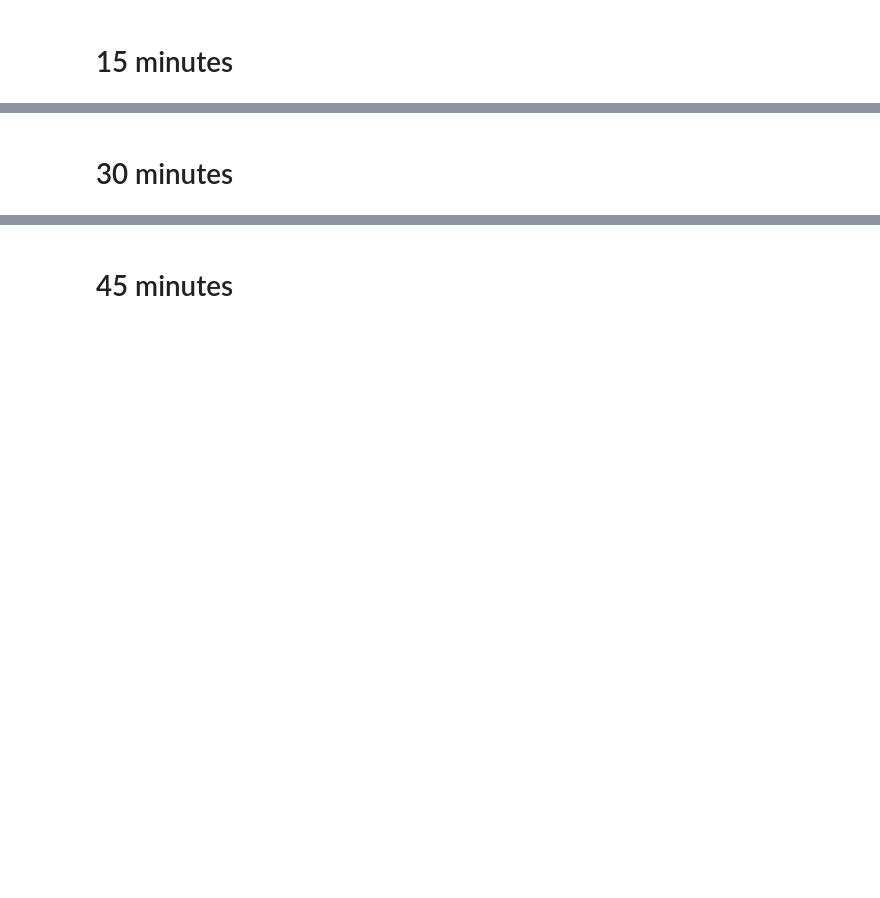
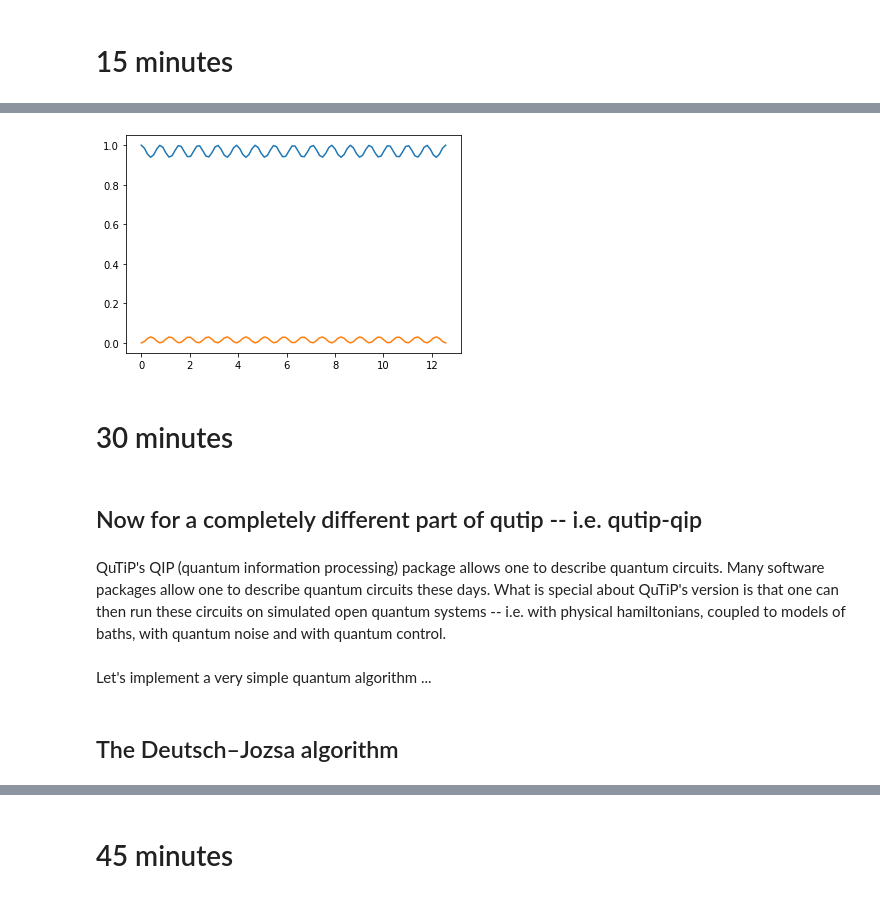
Before and after one commit to hodgestar/qutip-venezuela-2022, a Jupyter notebook: qutip-simulating-circuits-2022-01.ipynb, the cells around one changed output, grey strips where cells are left out. Drawn from its saved outputs; the diff is of its cells as text; code cells hidden in the pictures; blank space fills up the shorter version.

```diff
--- a/qutip-simulating-circuits-2022-01.ipynb
+++ b/qutip-simulating-circuits-2022-01.ipynb
@@ -151,2 +261,27 @@ import qutip
+# %%
+results = qutip.sesolve(
+    H=[[H_q(1, 2), "cos(4 * t)"]],
+    psi0=qutip.ket("0"),
+    tlist=np.linspace(0, 2 * 2 * np.pi, 100),
+    e_ops=[
+        qutip.bra("0"),
+        qutip.bra("1"),
+    ],
+    options=qutip.Options(store_states=True),
+)
+# %%
+fig = plt.figure()
+plt.plot(results.times, np.real(results.expect[0]))
+plt.plot(results.times, np.real(results.expect[1]));
+# %% [output]
+[figure, added]
 # %% [markdown]
 # 30 minutes
+# %% [markdown]
+## Now for a completely different part of qutip -- i.e. qutip-qip
+# %% [markdown]
+QuTiP's QIP (quantum information processing) package allows one to describe quantum circuits. Many software packages allow one to describe quantum circuits these days. What is special about QuTiP's version is that one can then run these circuits on simulated open quantum systems -- i.e. with physical hamiltonians, coupled to models of baths, with quantum noise and with quantum control.
+# %% [markdown]
+Let's implement a very simple quantum algorithm ...
+# %% [markdown]
+## The Deutsch–Jozsa algorithm
```
Also changed, not shown: parts of 58 cells of this notebook.
